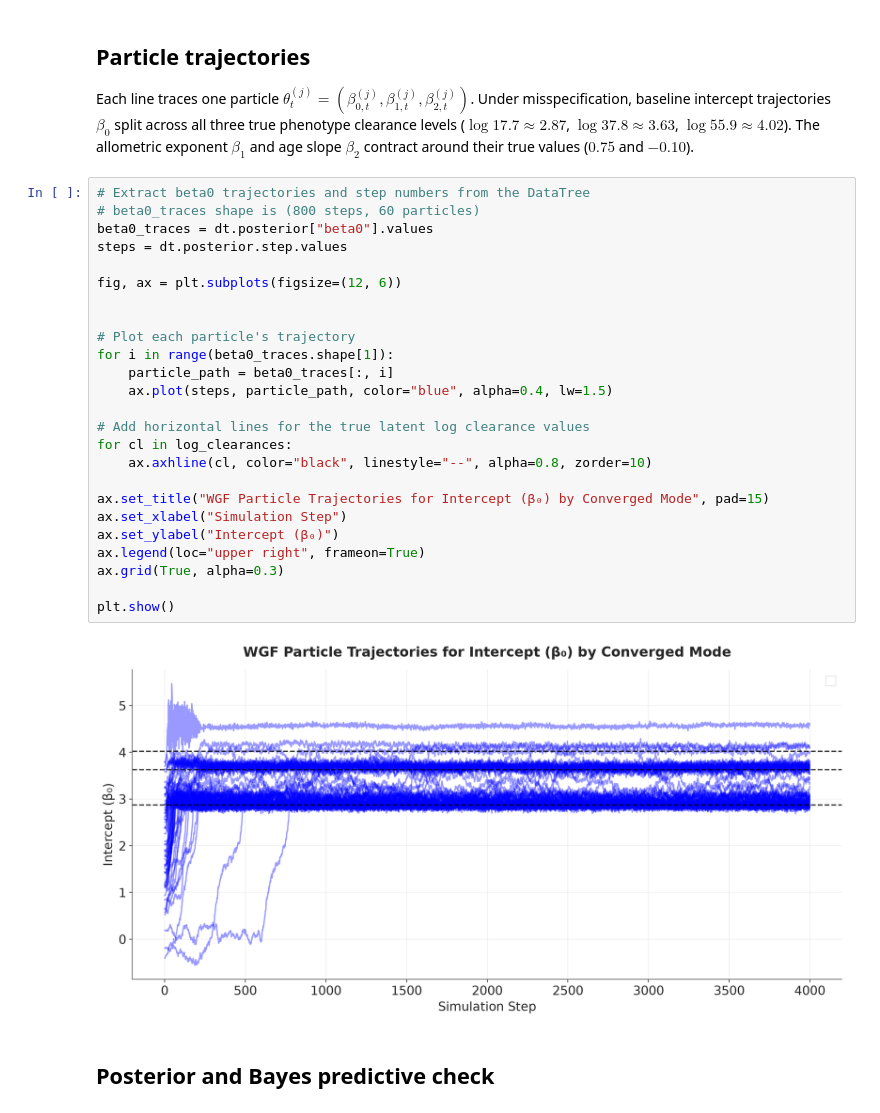
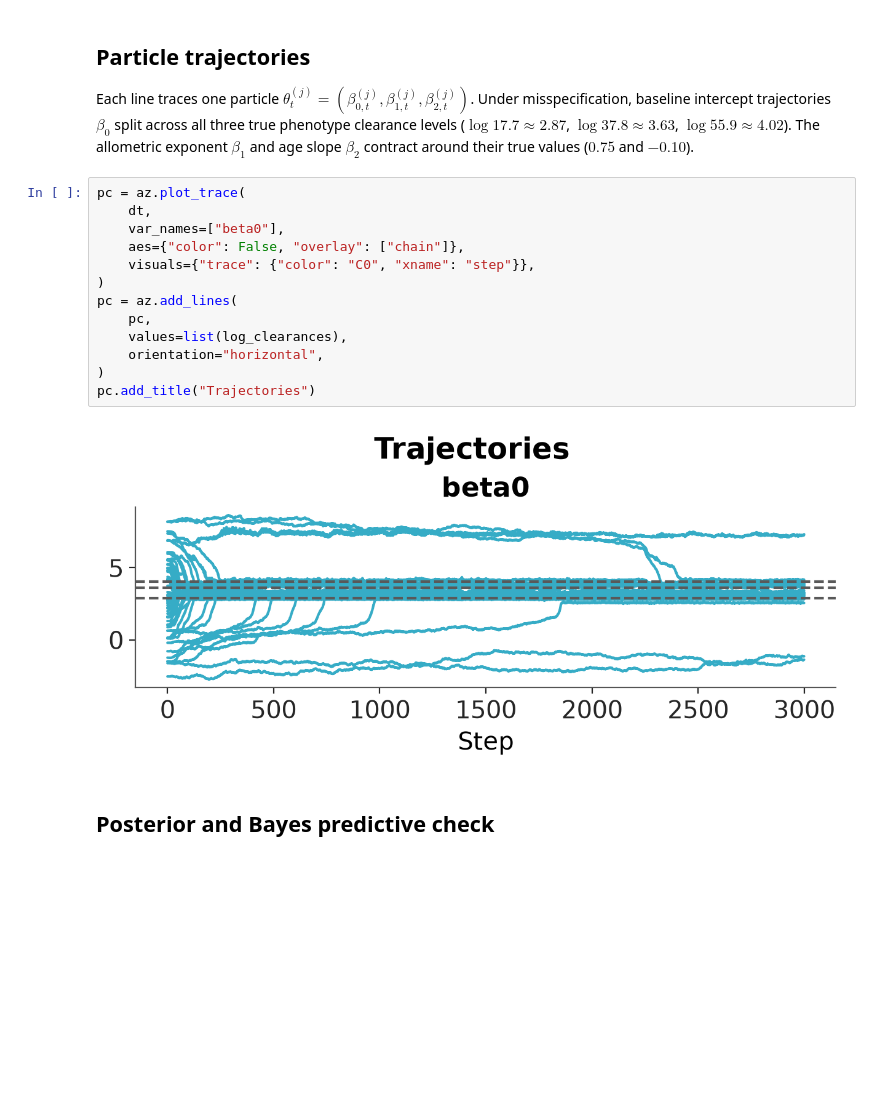
Before and after one commit to patrideo/pymc-prop, a Jupyter notebook: examples/kgd_nat2.ipynb, the cells around one changed output. Drawn from its saved outputs; the diff is of its cells as text; blank space fills up the shorter version.

```diff
--- a/examples/kgd_nat2.ipynb
+++ b/examples/kgd_nat2.ipynb
@@ -244,32 +263,20 @@ pc.add_title("FUSE adaptive step-size diagnostics")
 ## Particle trajectories
 
 Each line traces one particle $\theta_t^{(j)} = (\beta_{0,t}^{(j)}, \beta_{1,t}^{(j)}, \beta_{2,t}^{(j)})$. Under misspecification, baseline intercept trajectories $\beta_0$ split across all three true phenotype clearance levels ($\log 17.7 \approx 2.87$, $\log 37.8 \approx 3.63$, $\log 55.9 \approx 4.02$). The allometric exponent $\beta_1$ and age slope $\beta_2$ contract around their true values ($0.75$ and $-0.10$).
-# %%
-# Extract beta0 trajectories and step numbers from the DataTree
-# beta0_traces shape is (800 steps, 60 particles)
-beta0_traces = dt.posterior["beta0"].values
-steps = dt.posterior.step.values
-
-fig, ax = plt.subplots(figsize=(12, 6))
-
-
-# Plot each particle's trajectory
-for i in range(beta0_traces.shape[1]):
-    particle_path = beta0_traces[:, i]
-    ax.plot(steps, particle_path, color="blue", alpha=0.4, lw=1.5)
-
-# Add horizontal lines for the true latent log clearance values
-for cl in log_clearances:
-    ax.axhline(cl, color="black", linestyle="--", alpha=0.8, zorder=10)
-
-ax.set_title("WGF Particle Trajectories for Intercept (β₀) by Converged Mode", pad=15)
-ax.set_xlabel("Simulation Step")
-ax.set_ylabel("Intercept (β₀)")
-ax.legend(loc="upper right", frameon=True)
-ax.grid(True, alpha=0.3)
-
-plt.show()
-# %% [output]
-[figure, removed]
+# %%
+pc = az.plot_trace(
+    dt,
+    var_names=["beta0"],
+    aes={"color": False, "overlay": ["chain"]},
+    visuals={"trace": {"color": "C0", "xname": "step"}},
+)
+pc = az.add_lines(
+    pc,
+    values=list(log_clearances),
+    orientation="horizontal",
+)
+pc.add_title("Trajectories")
+# %% [output]
+[figure, added]
 # %% [markdown]
 ## Posterior and Bayes predictive check
```
Also changed, not shown: parts of 15 cells of this notebook.
